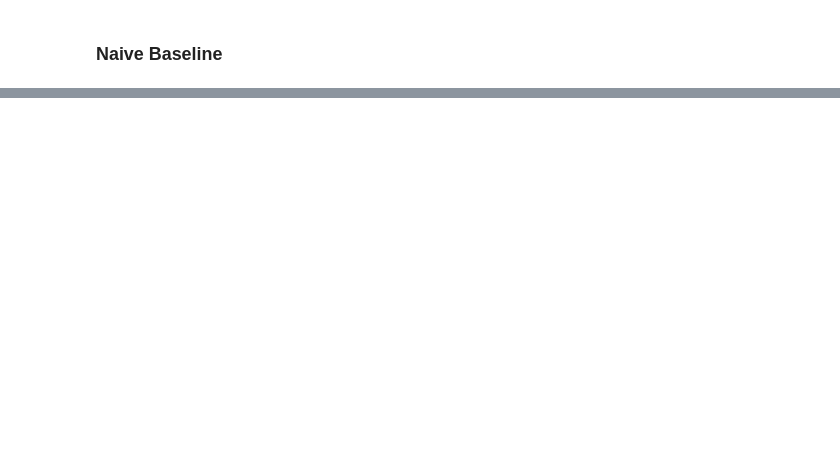
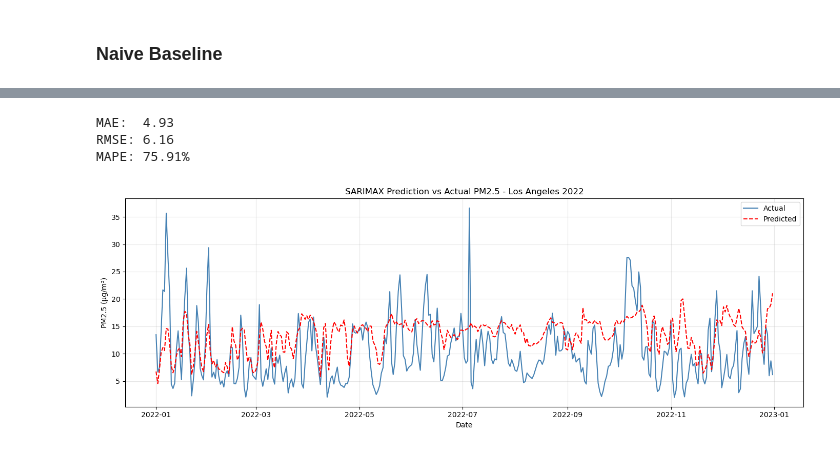
Before and after one commit to ibadet/PredictPM25, a Jupyter notebook: manual_modelling.ipynb, the cells around one changed output, grey strips where cells are left out. Saved outputs shown, nothing was run; the diff lists cells and outputs as text; code cells hidden in the pictures; blank space fills up the shorter version.

```diff
--- a/manual_modelling.ipynb
+++ b/manual_modelling.ipynb
@@ -207,0 +310,23 @@ Naive MAE: 3.8309002842087914
+# %%
+df_train = df_la_daily.loc['2017-01-01':'2021-12-31']
+df_test = df_la_daily.loc['2022-01-01':'2022-12-31']
+
+exog_vars = ['temperature', 'humidity']
+train = df_train.dropna()
+exog_train = train[exog_vars]
+
+model = SARIMAX(
+    train['pm25_cf_1'],
+    exog=exog_train,
+    order=(1, 0, 0),
+    seasonal_order=(1, 0, 0, 7),
+    enforce_stationarity=False,
+    enforce_invertibility=False
+)
+
+start_time = time.time()
+results = model.fit(disp=False)
+end_time = time.time()
+
+print(f"Model running time: {end_time - start_time:.2f} seconds")
+print(results.summary())
@@ -207,0 +351,29 @@ Naive MAE: 3.8309002842087914
+# %%
+exog_test = df_test[exog_vars].dropna()
+
+predictions = results.forecast(steps=len(df_test), exog=exog_test)
+# %%
+mae = mean_absolute_error(df_test['pm25_cf_1'], predictions)
+rmse = np.sqrt(mean_squared_error(df_test['pm25_cf_1'], predictions))
+mape = np.mean(np.abs((df_test['pm25_cf_1'] - predictions) / df_test['pm25_cf_1'])) * 100
+
+print(f"MAE:  {mae:.2f}")
+print(f"RMSE: {rmse:.2f}")
+print(f"MAPE: {mape:.2f}%")
+# %% [output]
+MAE:  4.93
+RMSE: 6.16
+MAPE: 75.91%
+# %%
+plt.figure(figsize=(14, 5))
+plt.plot(df_test.index, df_test['pm25_cf_1'], label='Actual', color='steelblue')
+plt.plot(df_test.index, predictions, label='Predicted', color='red', linestyle='--')
+plt.title('SARIMAX Prediction vs Actual PM2.5 - Los Angeles 2022')
+plt.ylabel('PM2.5 (μg/m³)')
+plt.xlabel('Date')
+plt.legend()
+plt.grid(alpha=0.3)
+plt.tight_layout()
+plt.show()
+# %% [output]
+[figure, added]
```
Also changed, not shown: parts of 23 cells of this notebook.
